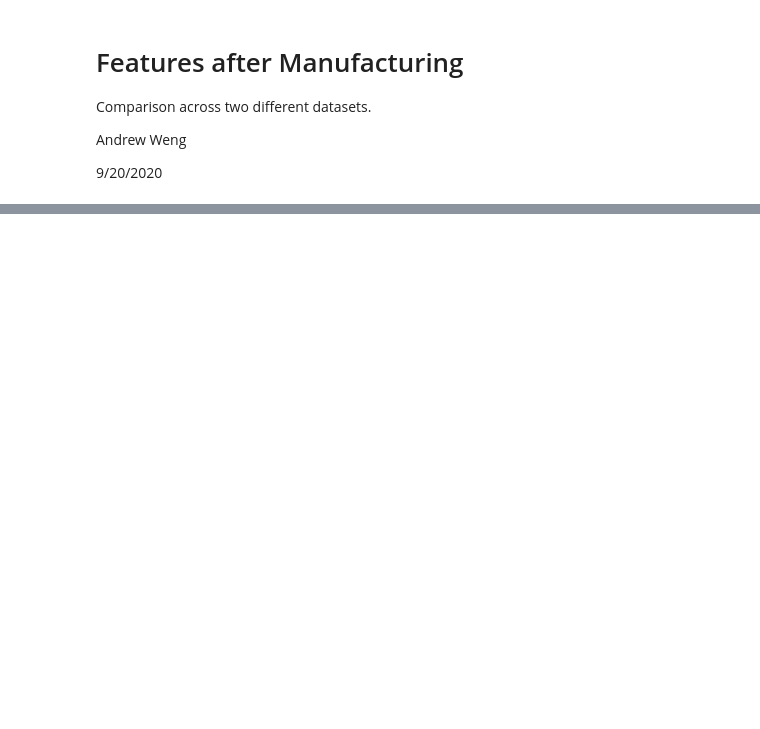
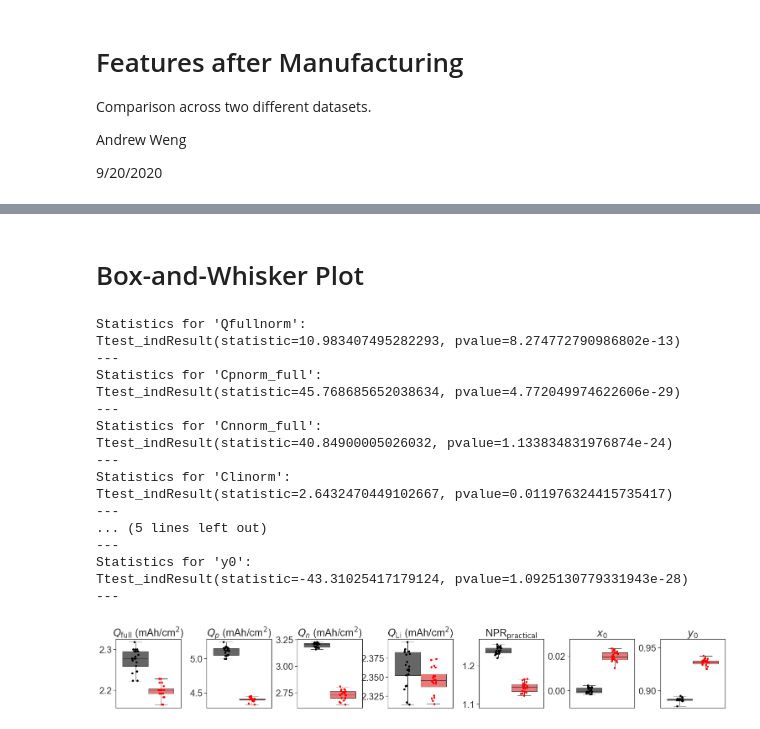
Before and after one commit to wengandrew/fast-formation, a Jupyter notebook: notebooks/2022_09_20_fig_correlations_manufacturing.ipynb, the cells around one changed output, grey strips where cells are left out. Cells and saved outputs as stored; diff of their text form; code cells hidden in the pictures; blank space fills up the shorter version.

```diff
--- a/notebooks/2022_09_20_fig_correlations_manufacturing.ipynb
+++ b/notebooks/2022_09_20_fig_correlations_manufacturing.ipynb
@@ -161,0 +189,75 @@ g.fig.savefig(f'{output_path}/fig_correlations_manufacturing.png', dpi=300)
+# %% [markdown]
+# Box-and-Whisker Plot
+# %%
+
+gridspec = dict(wspace=0.40, width_ratios=np.ones(len(vars_to_plot)))
+
+fig, axs = plt.subplots(nrows=1, ncols=len(vars_to_plot),
+                    gridspec_kw=gridspec,
+                    figsize=(26, 3))
+
+ylims = [None, None, None, None, (1.09, 1.27), (-0.01, 0.03), (0.88, 0.96)]
+
+for var, ax, ylim in zip(vars_to_plot, axs, ylims):
+
+    # Show the box and whisker plot
+    bp = sns.boxplot(x='Group', y=var,
+                     data=df,
+                     palette=[(0.4,0.4,0.4), (1,0.4,0.4), (0.4, 0.4, 1)],
+                     hue='Source',
+                     showfliers=False,
+                     whis=1e9,
+                     linewidth=1,
+                     ax=ax
+                    )
+
+    # Show the markers
+    bp = sns.stripplot(x='Group', y=var,
+                       data=df,
+                       jitter=True,
+                       dodge=True,
+                       palette=[(0, 0, 0), (1,0,0), (0, 0, 1)],
+                       marker='o',
+                       hue='Source',
+                       alpha=1,
+                       ax=ax)
+
+    # Compute some basic statistics
+    df1 = df[df['Source'] == 'Mohtat2021 (RT)']
+    df2 = df[df['Source'] == 'Weng2021 (RT)']
+    res = stats.ttest_ind(df1[var], df2[var], equal_var=False)
+    print(f"Statistics for '{var}':")
+    print(res)
+    print(f"---")
+
+    # Plot aesthetics
+    bp.set(ylabel=None,
+           title=replacements[var],
+           xlabel=None)
+    bp.tick_params(bottom=False)
+    bp.get_legend().remove()
+
+    ax.grid(False)
+    ax.set_ylim(ylim)
+
+
+bp.get_figure().savefig(f'{output_path}/fig_correlations_manufacturing_boxplots.png', dpi=300)
+# %% [output]
+Statistics for 'Qfullnorm':
+Ttest_indResult(statistic=10.983407495282293, pvalue=8.274772790986802e-13)
+---
+Statistics for 'Cpnorm_full':
+Ttest_indResult(statistic=45.768685652038634, pvalue=4.772049974622606e-29)
+---
+Statistics for 'Cnnorm_full':
+Ttest_indResult(statistic=40.84900005026032, pvalue=1.133834831976874e-24)
+---
+Statistics for 'Clinorm':
+Ttest_indResult(statistic=2.6432470449102667, pvalue=0.011976324415735417)
+---
+... (5 lines left out)
+---
+Statistics for 'y0':
+Ttest_indResult(statistic=-43.31025417179124, pvalue=1.0925130779331943e-28)
+---
+[figure, added]
```
Also changed, not shown: parts of 10 cells of this notebook, 1 other file.
